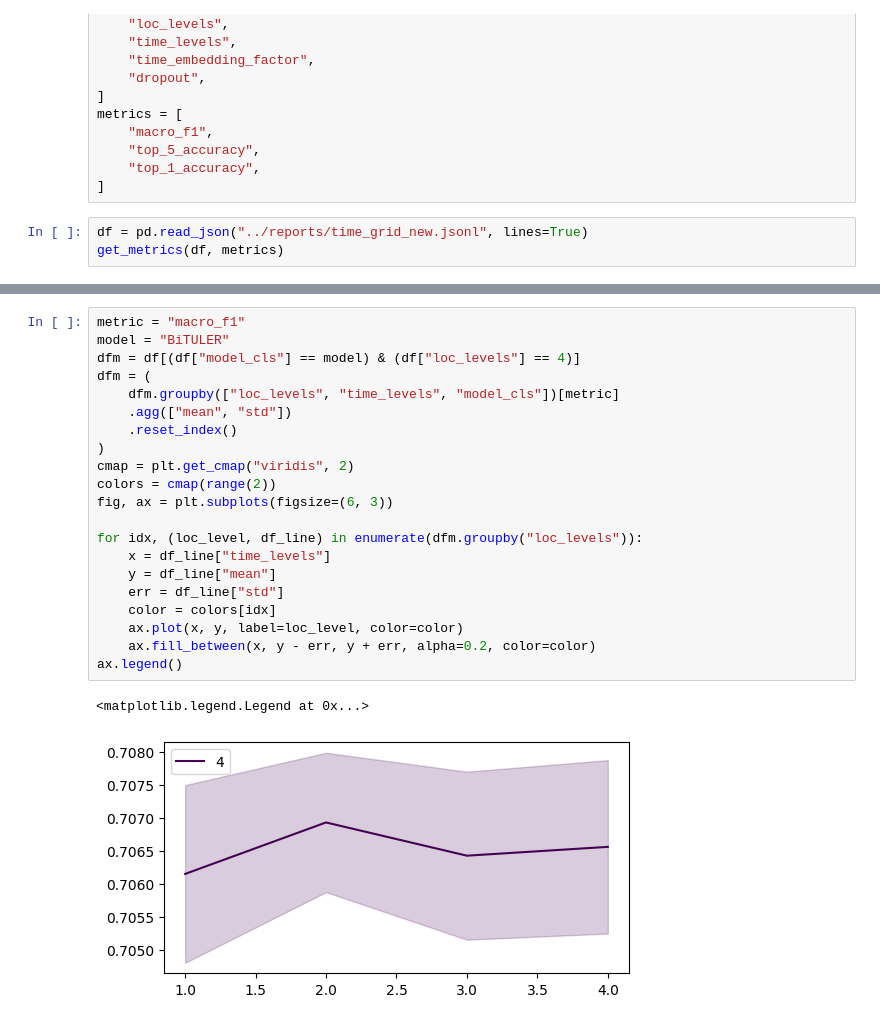
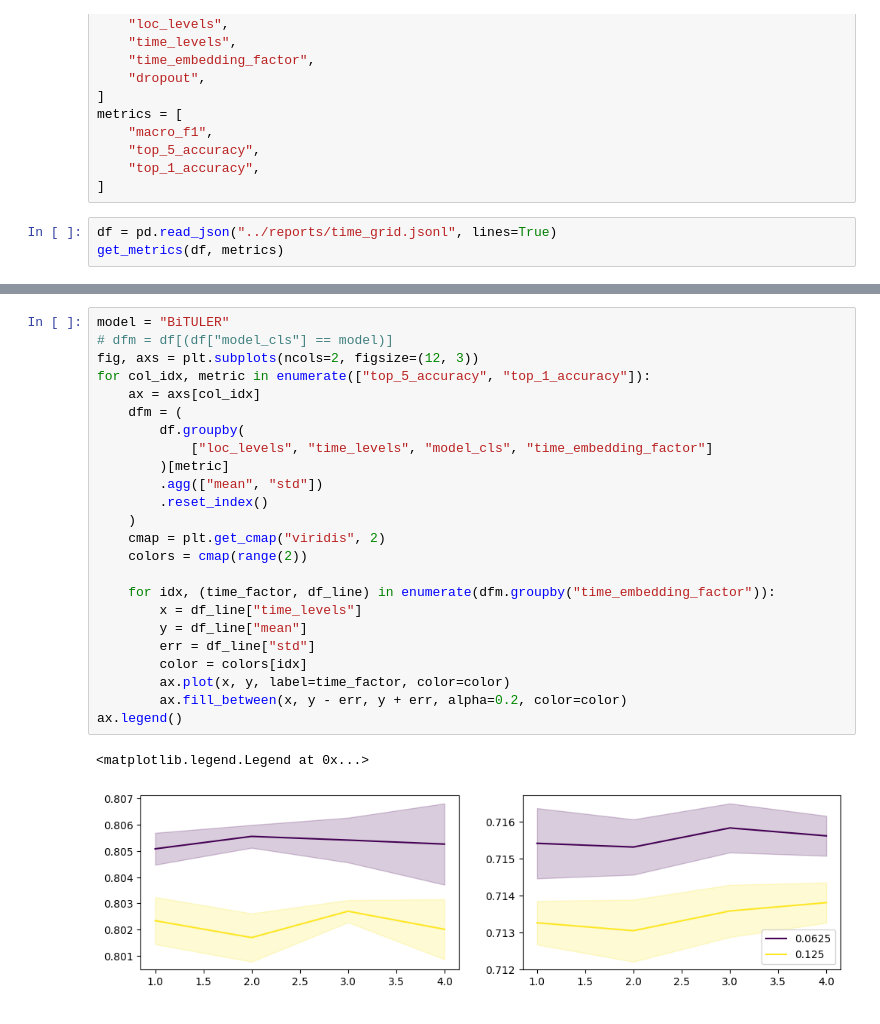
Before and after one commit to lucasczz/MiLES, a Jupyter notebook: notebooks/time_embed.ipynb, the cells around one changed output, grey strips where cells are left out. Drawn from its saved outputs; the diff is of its cells as text.

```diff
--- a/notebooks/time_embed.ipynb
+++ b/notebooks/time_embed.ipynb
@@ -20,5 +20,5 @@ metrics = [
     "top_1_accuracy",
 ]
 # %%
-df = pd.read_json("../reports/time_grid_new.jsonl", lines=True)
+df = pd.read_json("../reports/time_grid.jsonl", lines=True)
 get_metrics(df, metrics)
@@ -27,24 +37,27 @@ get_metrics(df, ['macro_f1'])
 # %%
-metric = "macro_f1"
 model = "BiTULER"
-dfm = df[(df["model_cls"] == model) & (df["loc_levels"] == 4)]
-dfm = (
-    dfm.groupby(["loc_levels", "time_levels", "model_cls"])[metric]
-    .agg(["mean", "std"])
-    .reset_index()
-)
-cmap = plt.get_cmap("viridis", 2)
-colors = cmap(range(2))
-fig, ax = plt.subplots(figsize=(6, 3))
+# dfm = df[(df["model_cls"] == model)]
+fig, axs = plt.subplots(ncols=2, figsize=(12, 3))
+for col_idx, metric in enumerate(["top_5_accuracy", "top_1_accuracy"]):
+    ax = axs[col_idx]
+    dfm = (
+        df.groupby(
+            ["loc_levels", "time_levels", "model_cls", "time_embedding_factor"]
+        )[metric]
+        .agg(["mean", "std"])
+        .reset_index()
+    )
+    cmap = plt.get_cmap("viridis", 2)
+    colors = cmap(range(2))
 
-for idx, (loc_level, df_line) in enumerate(dfm.groupby("loc_levels")):
-    x = df_line["time_levels"]
-    y = df_line["mean"]
-    err = df_line["std"]
-    color = colors[idx]
-    ax.plot(x, y, label=loc_level, color=color)
-    ax.fill_between(x, y - err, y + err, alpha=0.2, color=color)
+    for idx, (time_factor, df_line) in enumerate(dfm.groupby("time_embedding_factor")):
+        x = df_line["time_levels"]
+        y = df_line["mean"]
+        err = df_line["std"]
+        color = colors[idx]
+        ax.plot(x, y, label=time_factor, color=color)
+        ax.fill_between(x, y - err, y + err, alpha=0.2, color=color)
 ax.legend()
 # %% [output]
 <matplotlib.legend.Legend at 0x...>
-[figure, old version]
+[figure, new version]
```
Also changed, not shown: parts of 2 cells of this notebook, 15 other files.
